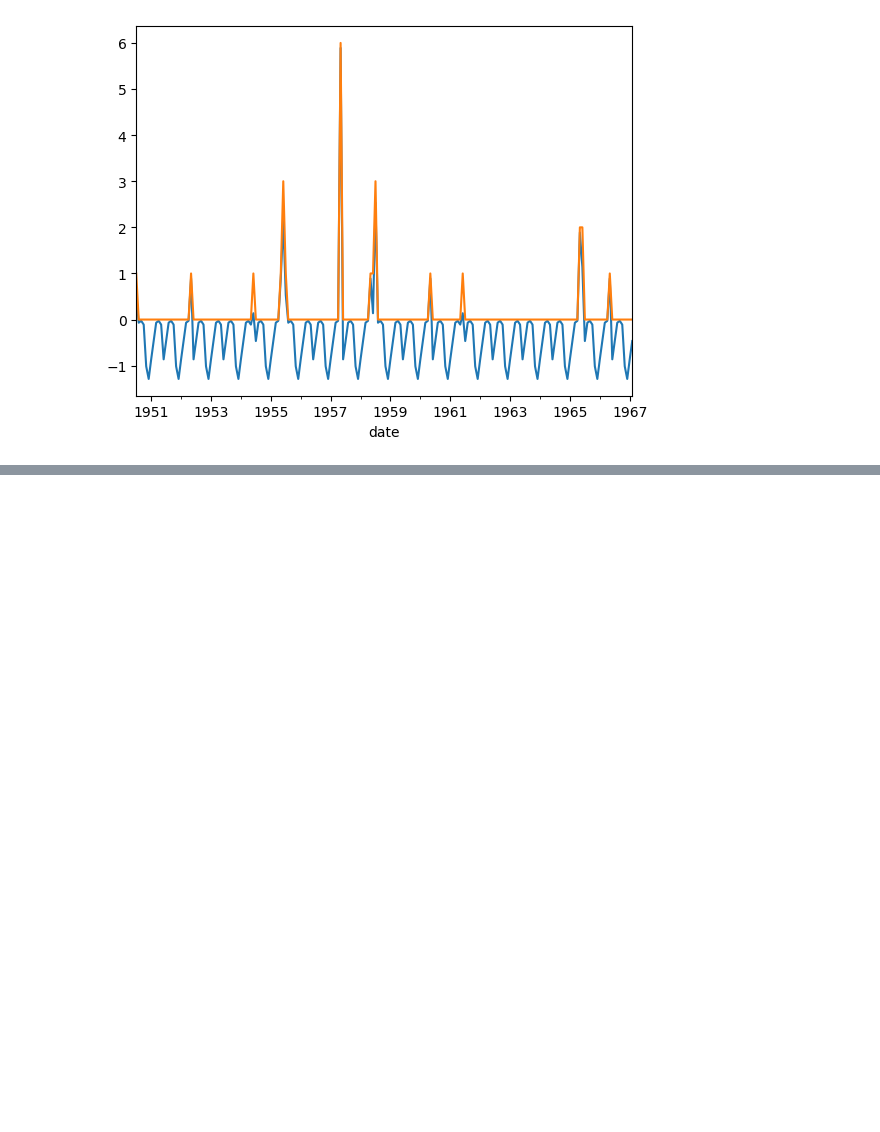
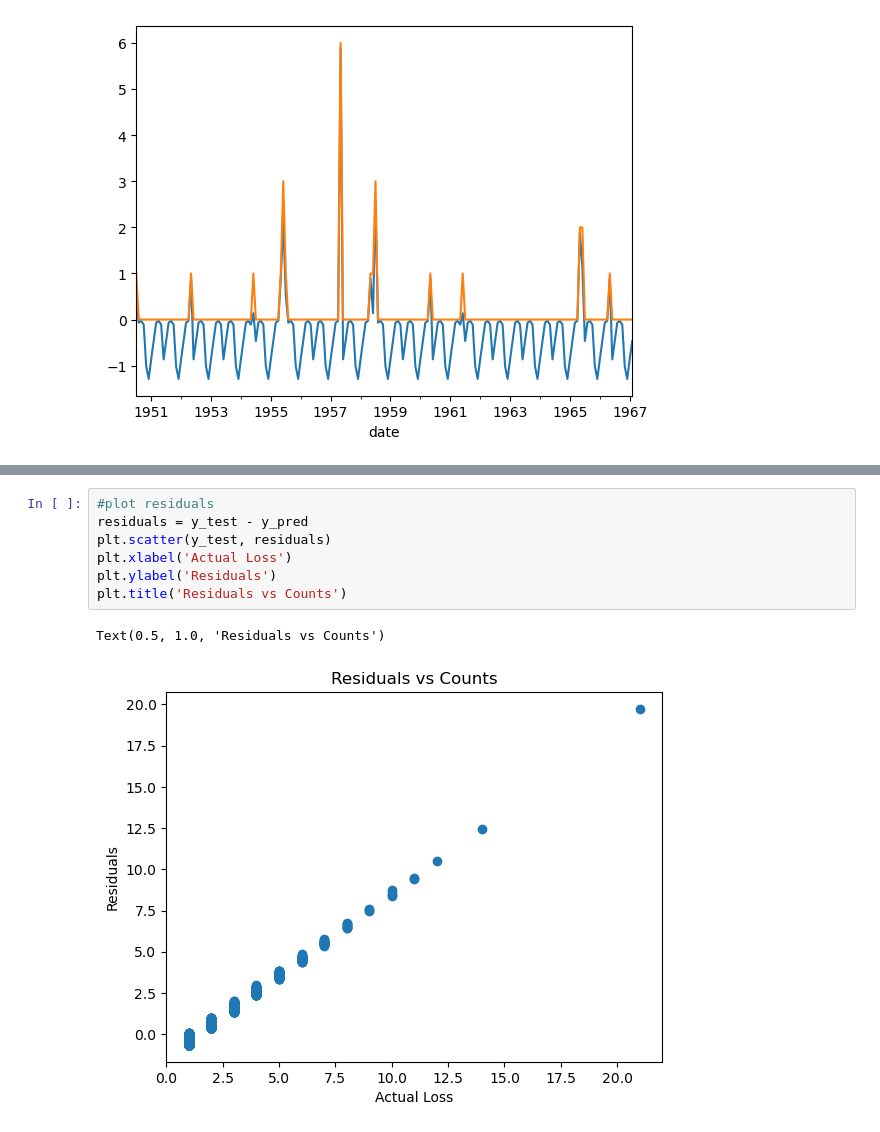
Before and after one commit to kmorhun/disasters_and_politics, a Jupyter notebook: src/overview_and_time_series_2.ipynb, the cells around one changed output, grey strips where cells are left out. Drawn from its saved outputs; the diff is of its cells as text; blank space fills up the shorter version.

```diff
--- a/src/overview_and_time_series_2.ipynb
+++ b/src/overview_and_time_series_2.ipynb
@@ -325,0 +398,10 @@ county_monthly[:200].plot()
+# %%
+#plot residuals
+residuals = y_test - y_pred
+plt.scatter(y_test, residuals)
+plt.xlabel('Actual Loss')
+plt.ylabel('Residuals')
+plt.title('Residuals vs Counts')
+# %% [output]
+Text(0.5, 1.0, 'Residuals vs Counts')
+[figure, added]
```
Also changed, not shown: parts of 5 cells of this notebook.
